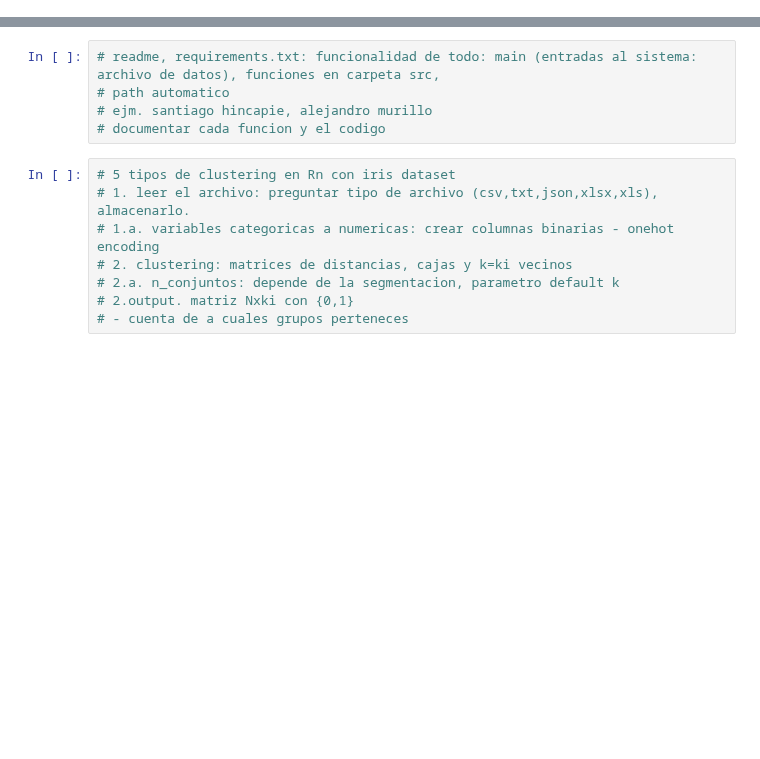
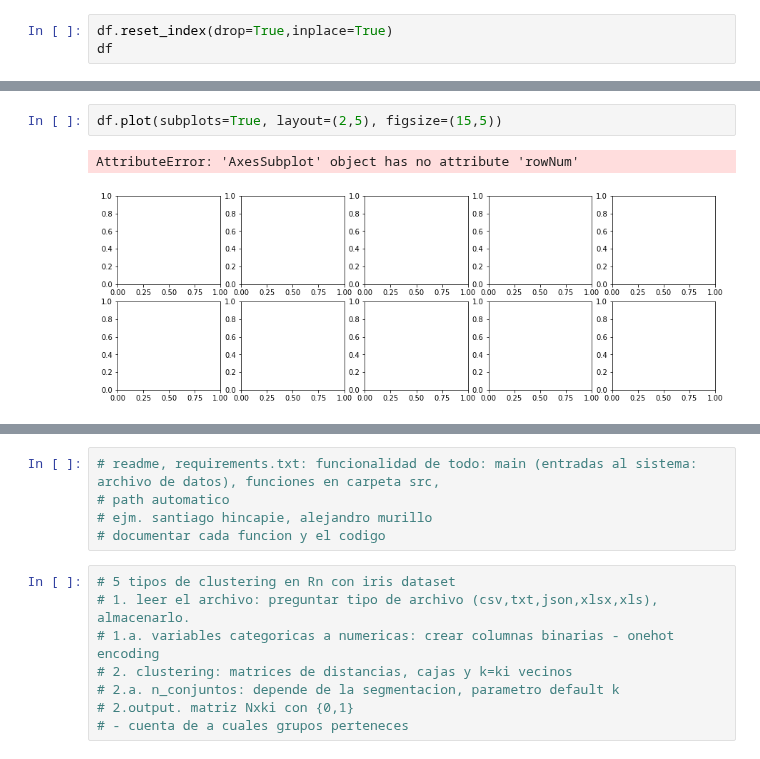
Before and after one commit to asgutierrt/Introduction_to_IA, a Jupyter notebook: unsupervised/notebooks/no_supervisado_dev.ipynb, the cells around one changed output, grey strips where cells are left out. Cells and saved outputs as stored; diff of their text form; blank space fills up the shorter version.

```diff
--- a/unsupervised/notebooks/no_supervisado_dev.ipynb
+++ b/unsupervised/notebooks/no_supervisado_dev.ipynb
@@ -35,0 +77,3 @@ cov_i = covarianza_inversa(X)
+# %%
+df.reset_index(drop=True,inplace=True)
+df
@@ -35,0 +94,5 @@ cov_i = covarianza_inversa(X)
+# %%
+df.plot(subplots=True, layout=(2,5), figsize=(15,5))
+# %% [output]
+AttributeError: 'AxesSubplot' object has no attribute 'rowNum'
+[figure, added]
```
Also changed, not shown: parts of 20 cells of this notebook, 25 other files.
